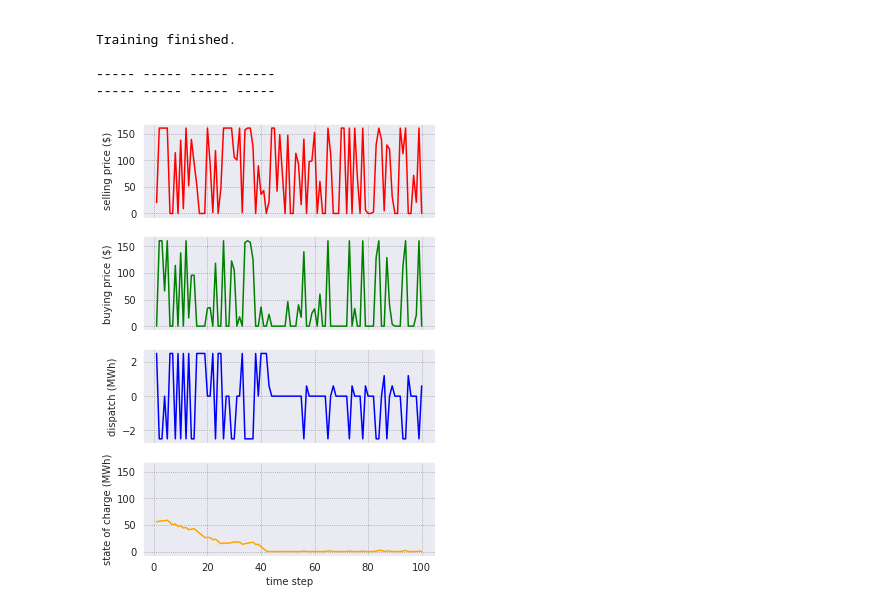
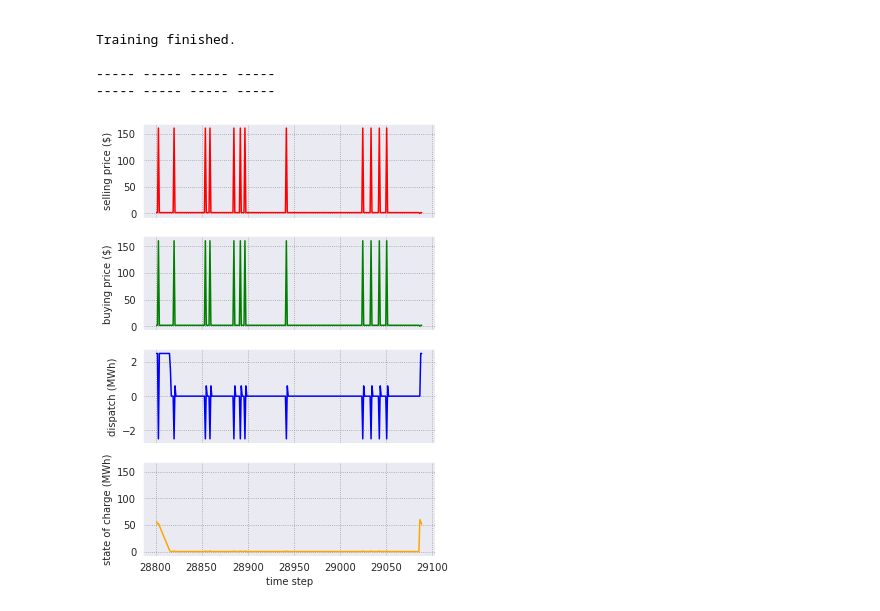
Before and after one commit to chrisyeh96/sustaingym, a Jupyter notebook: examples/test.ipynb, the cells around one changed output. Cells and saved outputs as stored; diff of their text form; code cells hidden in the pictures.

```diff
--- a/examples/test.ipynb
+++ b/examples/test.ipynb
@@ -164,35 +163,35 @@ disbatches= results['dispatch']
 # ax2.set_ylabel('buying price ($)')
 # ax3.set_ylabel('state of charge (MWh)')
 
 ax1 = plt.subplot(411)
-plt.plot(time_steps[:100], sell_prices[:100], color='red')
+plt.plot(time_steps[288*100:288*101+1], sell_prices[288*100:288*101+1], color='red')
 plt.setp(ax1.get_xticklabels(), visible=False)
 
 # share x only
 ax2 = plt.subplot(412, sharex=ax1)
-plt.plot(time_steps[:100], buy_prices[:100], color='green')
+plt.plot(time_steps[288*100:288*101+1], buy_prices[288*100:288*101+1], color='green')
 # make these tick labels invisible
 plt.setp(ax2.get_xticklabels(), visible=False)
 
 # share x only
 ax3 = plt.subplot(413, sharex=ax1)
-plt.plot(time_steps[:100], disbatches[:100], color='blue')
+plt.plot(time_steps[288*100:288*101+1], disbatches[288*100:288*101+1], color='blue')
 # make these tick labels invisible
 plt.setp(ax3.get_xticklabels(), visible=False)
 
 # share x and y
 ax4 = plt.subplot(414, sharex=ax1, sharey=ax1)
-plt.plot(time_steps[:100], energy_lvls[:100], color='orange')
+plt.plot(time_steps[288*100:288*101+1], energy_lvls[288*100:288*101+1], color='orange')
 
 # naming the x axis
 ax4.set_xlabel('time step')
 # naming the y axis
 ax1.set_ylabel('selling price ($)')
 ax2.set_ylabel('buying price ($)')
 ax3.set_ylabel('dispatch (MWh)')
 ax4.set_ylabel('state of charge (MWh)')
 
 plt.subplots_adjust(bottom=0, right=0.8, top=1.5)
 plt.show()
 # %% [output]
-[figure, old version]
+[figure, new version]
```
Also changed, not shown: parts of 2 cells of this notebook, 4 other files.
